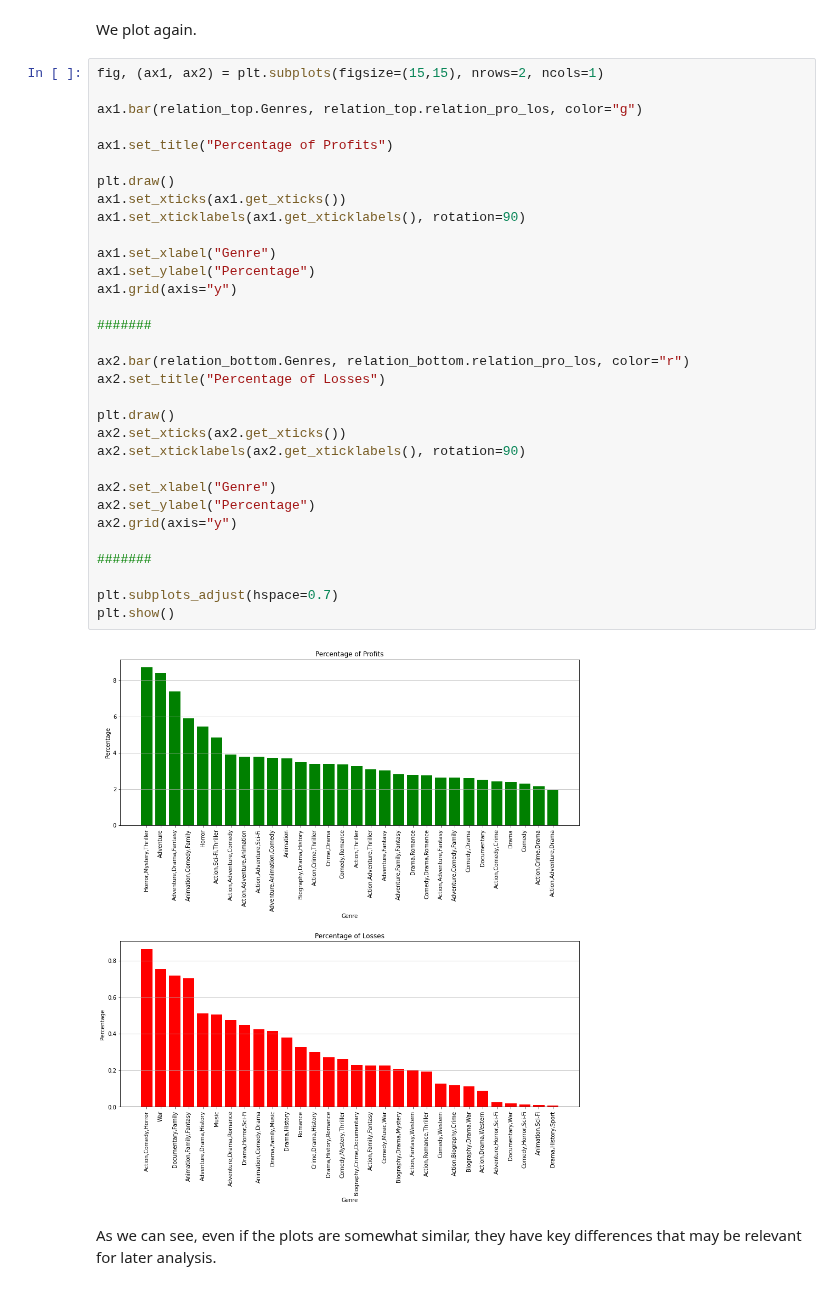
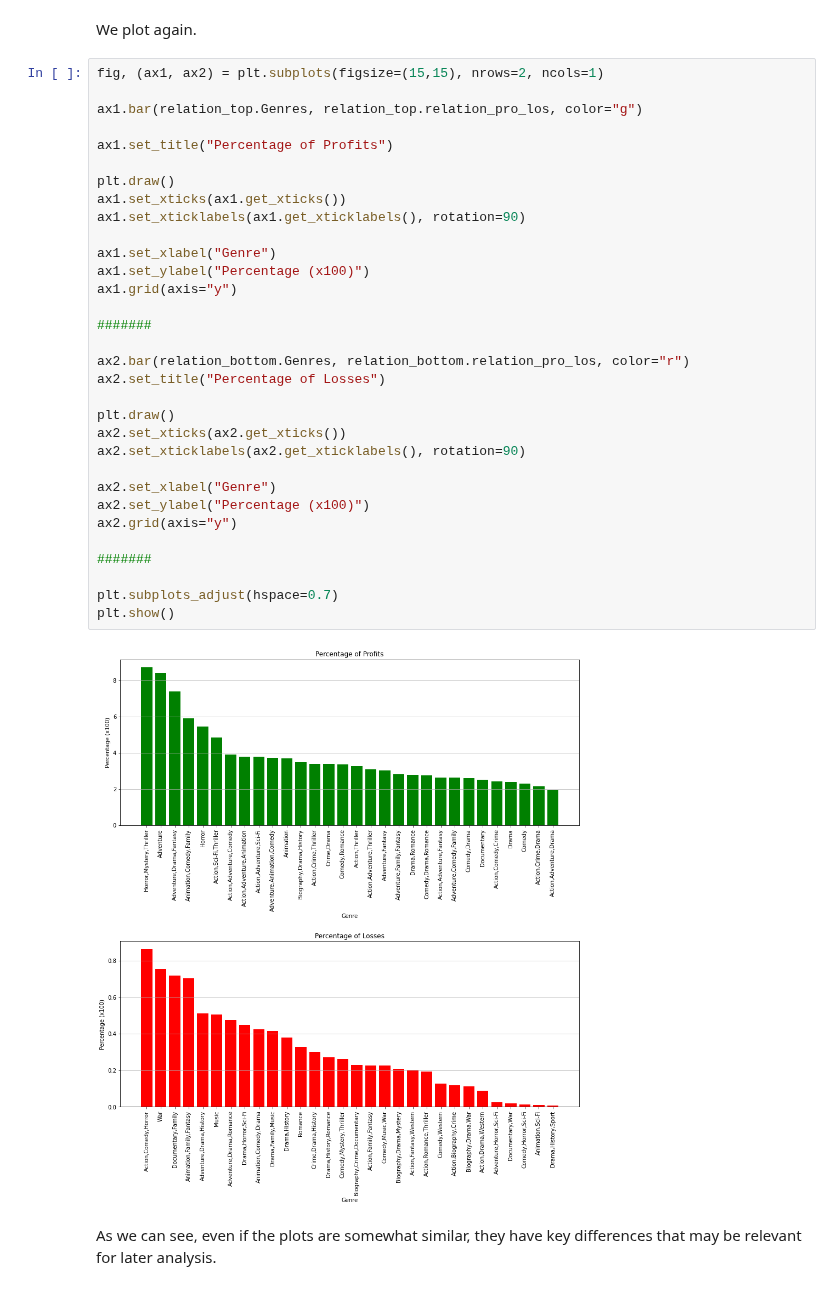
Before and after one commit to QuinnGrigsby/Capstone_Git-ing_it_done_MovieInformation, a Jupyter notebook: Data Understanding.ipynb, the cells around one changed output. Drawn from its saved outputs; the diff is of its cells as text.

```diff
--- a/Data Understanding.ipynb
+++ b/Data Understanding.ipynb
@@ -560,36 +560,36 @@ We plot again.
 fig, (ax1, ax2) = plt.subplots(figsize=(15,15), nrows=2, ncols=1)
 
 ax1.bar(relation_top.Genres, relation_top.relation_pro_los, color="g")
 
 ax1.set_title("Percentage of Profits")
 
 plt.draw()
 ax1.set_xticks(ax1.get_xticks())
 ax1.set_xticklabels(ax1.get_xticklabels(), rotation=90)
 
 ax1.set_xlabel("Genre")
-ax1.set_ylabel("Percentage")
+ax1.set_ylabel("Percentage (x100)")
 ax1.grid(axis="y")
 
 #######
 
 ax2.bar(relation_bottom.Genres, relation_bottom.relation_pro_los, color="r")
 ax2.set_title("Percentage of Losses")
 
 plt.draw()
 ax2.set_xticks(ax2.get_xticks())
 ax2.set_xticklabels(ax2.get_xticklabels(), rotation=90)
 
 ax2.set_xlabel("Genre")
-ax2.set_ylabel("Percentage")
+ax2.set_ylabel("Percentage (x100)")
 ax2.grid(axis="y")
 
 #######
 
 plt.subplots_adjust(hspace=0.7)
 plt.show()
 # %% [output]
-[figure, old version]
+[figure, new version]
 # %% [markdown]
 As we can see, even if the plots are somewhat similar, they have key differences that may be relevant for later analysis.
 # %% [markdown]
```
Also changed, not shown: parts of 1 cell of this notebook.
